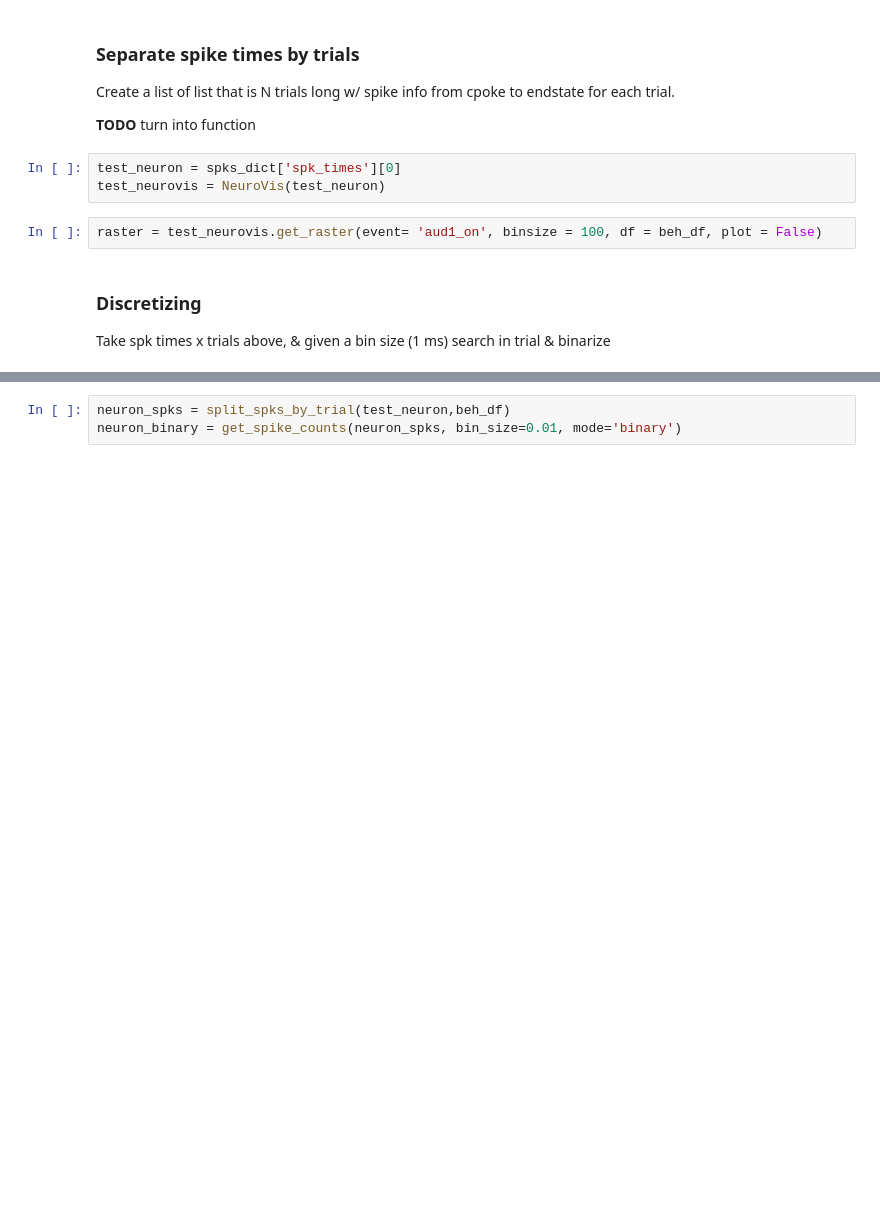
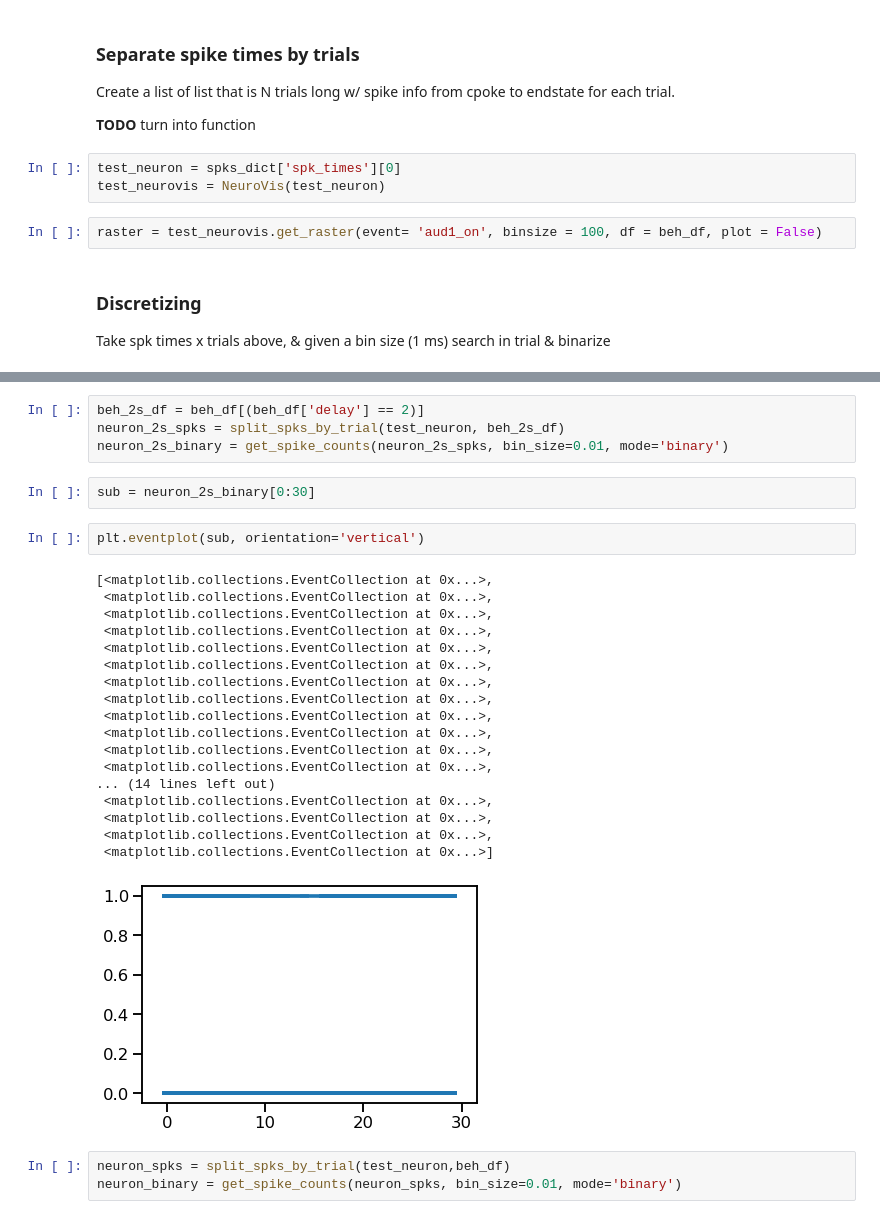
Before and after one commit to Brody-Lab/jbreda_PWM_mPFC_analysis, a Jupyter notebook: W122_08_06_2019_1_fromSD.ipynb, the cells around one changed output, grey strips where cells are left out. Drawn from its saved outputs; the diff is of its cells as text; blank space fills up the shorter version.

```diff
--- a/W122_08_06_2019_1_fromSD.ipynb
+++ b/W122_08_06_2019_1_fromSD.ipynb
@@ -135,3 +64,30 @@ def get_spike_counts(trial_spks_dict, bin_size, mode, trial_len='same'):
+# %%
+beh_2s_df = beh_df[(beh_df['delay'] == 2)]
+neuron_2s_spks = split_spks_by_trial(test_neuron, beh_2s_df)
+neuron_2s_binary = get_spike_counts(neuron_2s_spks, bin_size=0.01, mode='binary')
+# %%
+sub = neuron_2s_binary[0:30]
+# %%
+plt.eventplot(sub, orientation='vertical')
+# %% [output]
+[<matplotlib.collections.EventCollection at 0x...>,
+ <matplotlib.collections.EventCollection at 0x...>,
+ <matplotlib.collections.EventCollection at 0x...>,
+ <matplotlib.collections.EventCollection at 0x...>,
+ <matplotlib.collections.EventCollection at 0x...>,
+ <matplotlib.collections.EventCollection at 0x...>,
+ <matplotlib.collections.EventCollection at 0x...>,
+ <matplotlib.collections.EventCollection at 0x...>,
+ <matplotlib.collections.EventCollection at 0x...>,
+ <matplotlib.collections.EventCollection at 0x...>,
+ <matplotlib.collections.EventCollection at 0x...>,
+ <matplotlib.collections.EventCollection at 0x...>,
+... (14 lines left out)
+ <matplotlib.collections.EventCollection at 0x...>,
+ <matplotlib.collections.EventCollection at 0x...>,
+ <matplotlib.collections.EventCollection at 0x...>,
+ <matplotlib.collections.EventCollection at 0x...>]
+[figure, added]
 # %%
 neuron_spks = split_spks_by_trial(test_neuron,beh_df)
 neuron_binary = get_spike_counts(neuron_spks, bin_size=0.01, mode='binary')
```
Also changed, not shown: parts of 4 cells of this notebook, 1 other file.
